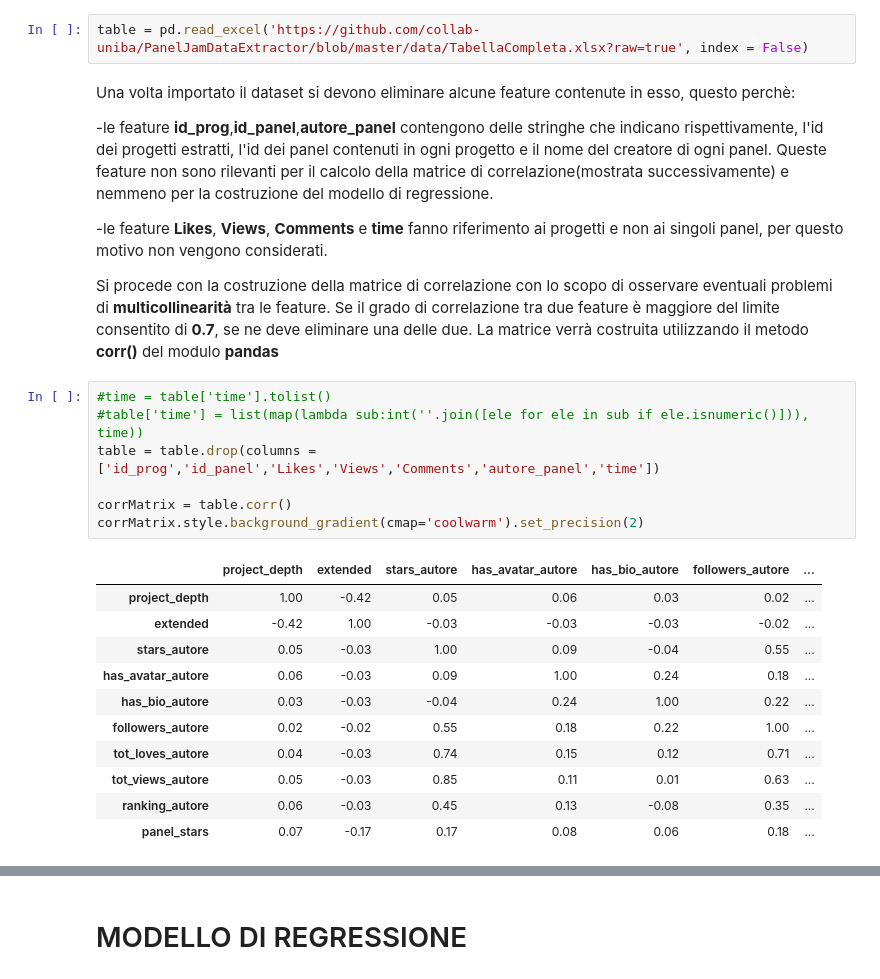
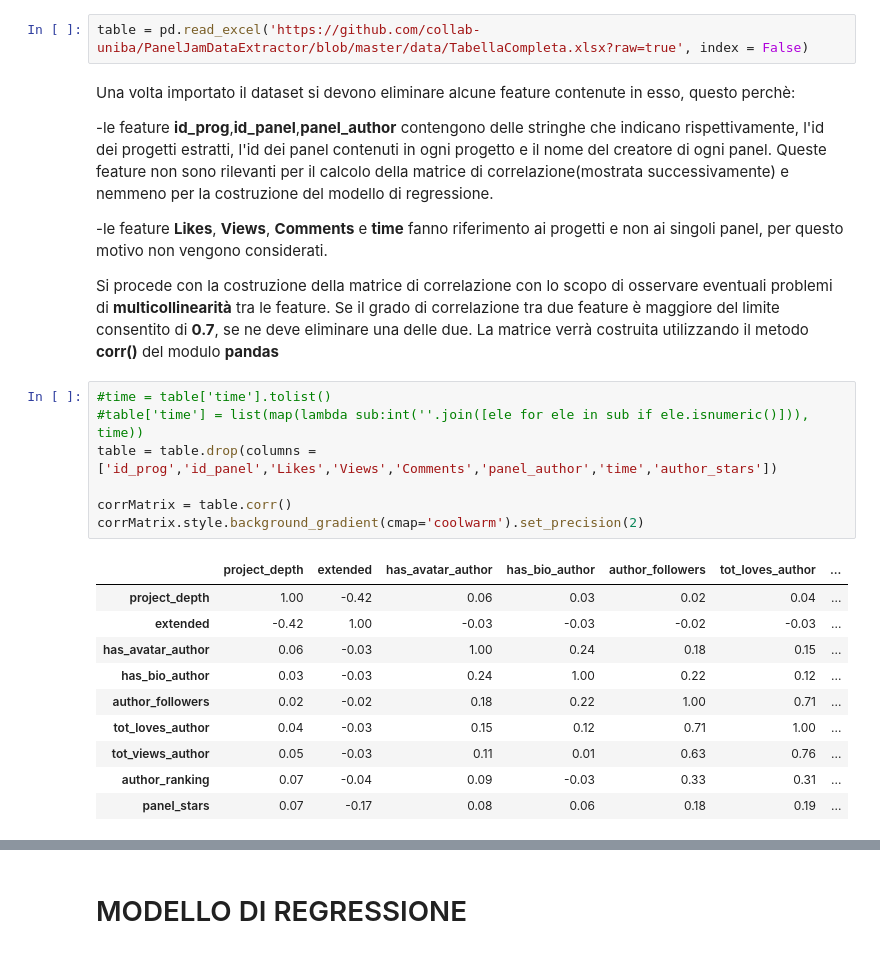
Before and after one commit to collab-uniba/PanelJamDataExtractor, a Jupyter notebook: notebook/regressionModel.ipynb, the cells around one changed output, grey strips where cells are left out. Drawn from its saved outputs; the diff is of its cells as text.

```diff
--- a/notebook/regressionModel.ipynb
+++ b/notebook/regressionModel.ipynb
@@ -15,7 +15,7 @@ table = pd.read_excel('https://github.com/collab-uniba/PanelJamDataExtractor/blo
 # %% [markdown]
 Una volta importato il dataset si devono eliminare alcune feature contenute in esso, questo perchè:
 
--le feature **id_prog**,**id_panel**,**autore_panel** contengono delle stringhe che indicano rispettivamente, l'id dei progetti estratti, l'id dei panel contenuti in ogni progetto e il nome del creatore di ogni panel. Queste feature non sono rilevanti per il calcolo della matrice di correlazione(mostrata successivamente) e nemmeno per la costruzione del modello di regressione.
+-le feature **id_prog**,**id_panel**,**panel_author** contengono delle stringhe che indicano rispettivamente, l'id dei progetti estratti, l'id dei panel contenuti in ogni progetto e il nome del creatore di ogni panel. Queste feature non sono rilevanti per il calcolo della matrice di correlazione(mostrata successivamente) e nemmeno per la costruzione del modello di regressione.
 
 -le feature **Likes**, **Views**, **Comments** e **time** fanno riferimento ai progetti e non ai singoli panel, per questo motivo non vengono considerati.
 
@@ -23,19 +23,18 @@ Si procede con la costruzione della matrice di correlazione con lo scopo di osse
 # %%
 #time = table['time'].tolist()
 #table['time'] = list(map(lambda sub:int(''.join([ele for ele in sub if ele.isnumeric()])), time))
-table = table.drop(columns = ['id_prog','id_panel','Likes','Views','Comments','autore_panel','time'])
+table = table.drop(columns = ['id_prog','id_panel','Likes','Views','Comments','panel_author','time','author_stars'])
 
 corrMatrix = table.corr()
 corrMatrix.style.background_gradient(cmap='coolwarm').set_precision(2)
 # %% [output]
-|  | project_depth | extended | stars_autore | has_avatar_autore | has_bio_autore | followers_autore | ... |
-| project_depth | 1.00 | -0.42 | 0.05 | 0.06 | 0.03 | 0.02 | ... |
-| extended | -0.42 | 1.00 | -0.03 | -0.03 | -0.03 | -0.02 | ... |
-| stars_autore | 0.05 | -0.03 | 1.00 | 0.09 | -0.04 | 0.55 | ... |
-| has_avatar_autore | 0.06 | -0.03 | 0.09 | 1.00 | 0.24 | 0.18 | ... |
-| has_bio_autore | 0.03 | -0.03 | -0.04 | 0.24 | 1.00 | 0.22 | ... |
-| followers_autore | 0.02 | -0.02 | 0.55 | 0.18 | 0.22 | 1.00 | ... |
-| tot_loves_autore | 0.04 | -0.03 | 0.74 | 0.15 | 0.12 | 0.71 | ... |
-| tot_views_autore | 0.05 | -0.03 | 0.85 | 0.11 | 0.01 | 0.63 | ... |
-| ranking_autore | 0.06 | -0.03 | 0.45 | 0.13 | -0.08 | 0.35 | ... |
-| panel_stars | 0.07 | -0.17 | 0.17 | 0.08 | 0.06 | 0.18 | ... |
+|  | project_depth | extended | has_avatar_author | has_bio_author | author_followers | tot_loves_author | ... |
+| project_depth | 1.00 | -0.42 | 0.06 | 0.03 | 0.02 | 0.04 | ... |
+| extended | -0.42 | 1.00 | -0.03 | -0.03 | -0.02 | -0.03 | ... |
+| has_avatar_author | 0.06 | -0.03 | 1.00 | 0.24 | 0.18 | 0.15 | ... |
+| has_bio_author | 0.03 | -0.03 | 0.24 | 1.00 | 0.22 | 0.12 | ... |
+| author_followers | 0.02 | -0.02 | 0.18 | 0.22 | 1.00 | 0.71 | ... |
+| tot_loves_author | 0.04 | -0.03 | 0.15 | 0.12 | 0.71 | 1.00 | ... |
+| tot_views_author | 0.05 | -0.03 | 0.11 | 0.01 | 0.63 | 0.76 | ... |
+| author_ranking | 0.07 | -0.04 | 0.09 | -0.03 | 0.33 | 0.31 | ... |
+| panel_stars | 0.07 | -0.17 | 0.08 | 0.06 | 0.18 | 0.19 | ... |
```
Also changed, not shown: parts of 9 cells of this notebook.
